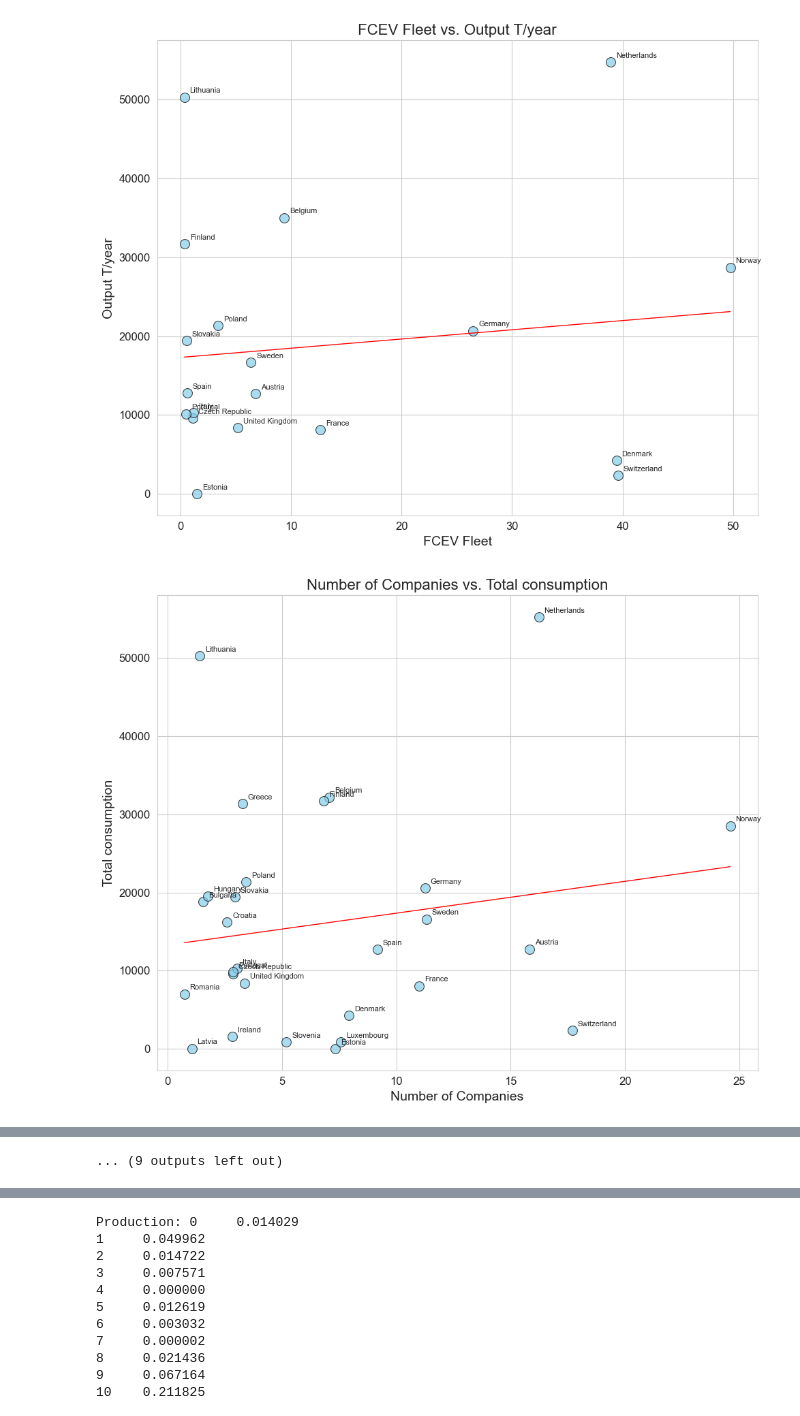
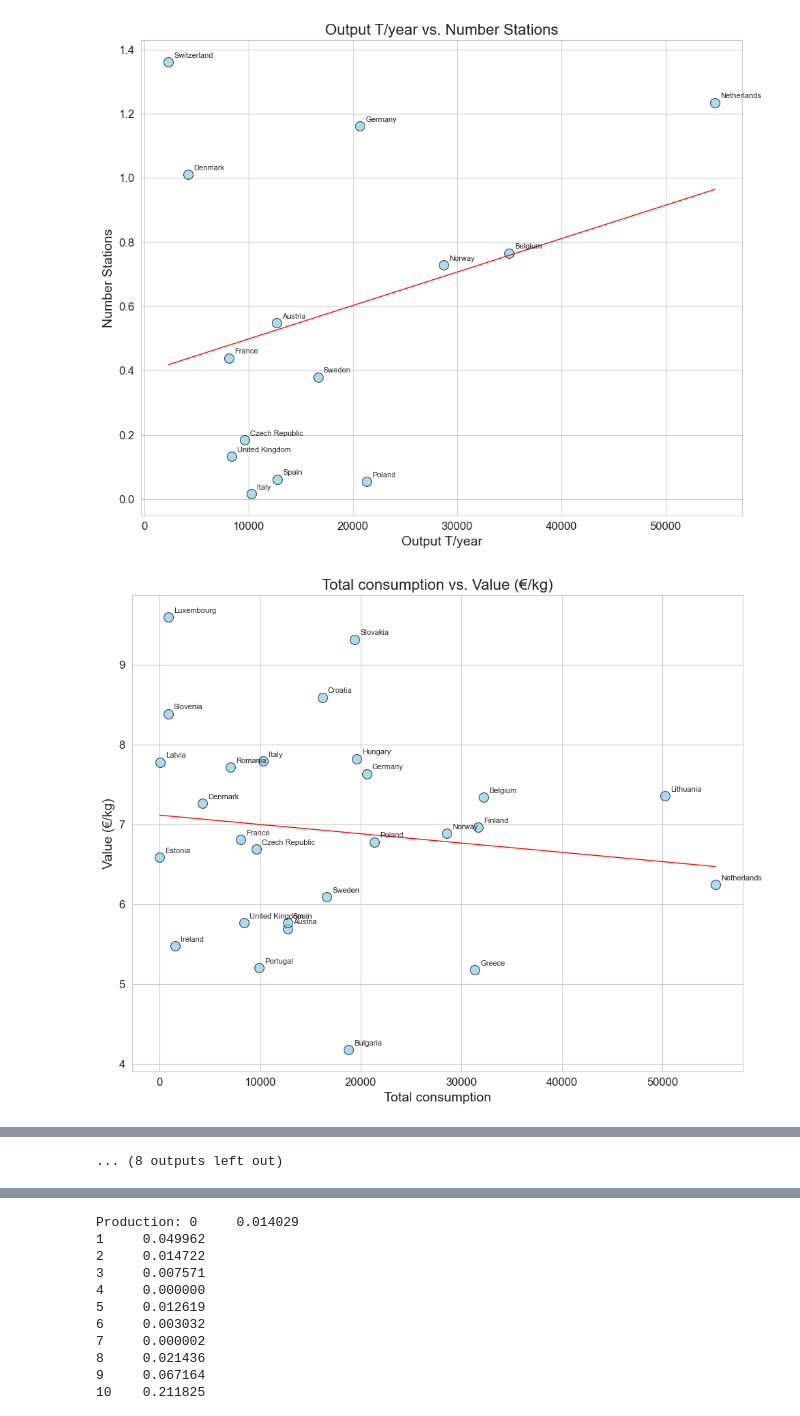
Before and after one commit to premstaller1/Masterarbeit, a Jupyter notebook: CorrelationAnalysis/correlation.ipynb, the cells around one changed output, grey strips where cells are left out. Cells and saved outputs as stored; diff of their text form; code cells hidden in the pictures.

Commit message:
new data indexes and data cleaning

```diff
--- a/CorrelationAnalysis/correlation.ipynb
+++ b/CorrelationAnalysis/correlation.ipynb
@@ -5,8 +5,10 @@ import matplotlib.pyplot as plt
 import seaborn as sns
 
 # Load the data
-merged_df = pd.read_csv("new_data/merged_data.csv")
-per_million_df = pd.read_csv("new_data/merged_per_million.csv")
+merged_df = pd.read_csv("merged_data/merged_data.csv")
+per_million_df = pd.read_csv("merged_data/merged_per_million.csv")
+merged_df_index = pd.read_csv("merged_data/merged_data_index.csv", index_col=0)
+per_million_df_index = pd.read_csv("merged_data/merged_per_million_index.csv", index_col=0)
 # %%
 def create_correlation_plots(dataframe, var_pairs):
     for x_var, y_var in var_pairs:
@@ -36,27 +38,26 @@ def create_correlation_plots(dataframe, var_pairs):
         plt.show()
 
 all_variable_pairs = [
-    ('Number of Companies', 'Count Research'),
-    ('Number of Companies', 'Patent Count'),
-    ('Output T/year', 'Value (€/kg)'),
-    ('Number Stations', 'Value (€/kg)'),
-    ('Count Research', 'Output T/year'),
-    ('Patent Count', 'Output T/year'),
-    ('FCEV Fleet', 'Output T/year'),
+    ('Output T/year', 'Total consumption'),
+    ('Number Stations', 'FCEV Fleet'),
+    ('Count Research', 'Patent Count'),
     ('Number of Companies', 'Total consumption'),
-    ('Number of Companies', 'Number Stations'),
     ('Value (€/kg)', 'Output T/year'),
-    ('Value (€/kg)', 'Number of Companies'),
-    ('Value (€/kg)', 'Number Stations'),
-    ('Output T/year', 'Total consumption'),
-    ('Count Research', 'Patent Count'),
-    ('Number Stations', 'FCEV Fleet'),
-    ('Value (€/kg)', 'FCEV Fleet'),
+    ('Patent Count', 'FCEV Fleet'),
     ('Output T/year', 'Number Stations'),
     ('Total consumption', 'Value (€/kg)'),
-    ('Total consumption', 'FCEV Fleet'),
-    ('Count Research', 'FCEV Fleet'),
-    ('Patent Count', 'FCEV Fleet')
+    ('Number of Valleys', 'Total consumption'),
+    ('Number Stations', 'Patent Count'),
+    ('Number of Companies', 'Count Research'),
+    ('Number of Valleys', 'FCEV Fleet'),
+    ('Worker', 'Total consumption'),
+    ('Worker', 'Number Stations'),
+    ('Output T/year', 'Number of Valleys'),
+    ('Count Research', 'Number Stations'),
+    ('Patent Count', 'Number Stations'),
+    ('Number of Companies', 'FCEV Fleet'),
+    ('Worker', 'FCEV Fleet'),
+    ('Output T/year', 'Worker')
 ]
 
 
@@ -72,2 +73,2 @@ create_correlation_plots(per_million_df, all_variable_pairs)
-[figure, old version]
+[figure, new version]
-[figure, old version]
+[figure, new version]
@@ -78 +79 @@ create_correlation_plots(per_million_df, all_variable_pairs)
-... (9 outputs left out)
+... (8 outputs left out)
```
Also changed, not shown: parts of 6 cells of this notebook, 11 other files.
